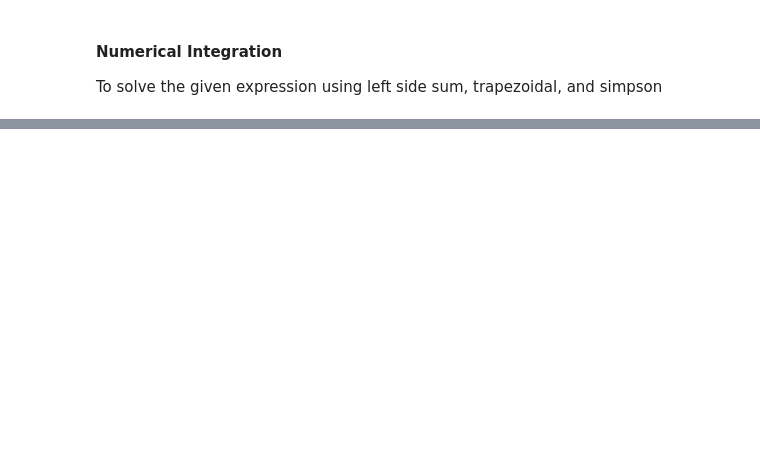
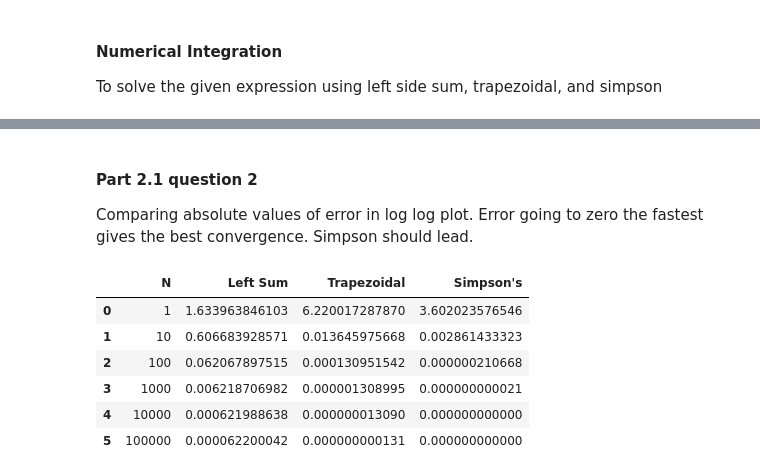
Before and after one commit to SoumyajeetMazumdar/CQMPP, a Jupyter notebook: #2/part2_1.ipynb, the cells around one changed output, grey strips where cells are left out. Cells and saved outputs as stored; diff of their text form; code cells hidden in the pictures; blank space fills up the shorter version.

```diff
--- a/#2/part2_1.ipynb
+++ b/#2/part2_1.ipynb
@@ -48,0 +81,33 @@ Direct Integration using SciPy: 1.6339648461028353
+# %%
+# actual value of the integral
+integral, _ = integrate.quad(f,a,b)
+
+
+integral_values = [] # dictionary to be converted into dataframe later
+absolute_errors = [] # for each iteration, this will hold the val: A-A_quad
+
+# contains data in the format [N, left_sum, trapezoid, simpson]
+
+for k in range(8):
+    N = 10**k # as given in question
+
+    # a, b defined already globally
+
+    integral_sum = left_sum(a,b,N)
+    integral_trap = trapezoidal(a,b,N)
+    integral_simpson = simpsons(a,b,N)
+
+    integral_values.append([N, integral_sum, integral_trap, integral_simpson])
+    absolute_errors.append([
+        N,
+        abs(integral_sum-integral),
+        abs(integral_trap-integral),
+        abs(integral_simpson-integral),
+    ])
+
+# converting into dataframes
+cols = ["N", "Left Sum", "Trapezoidal", "Simpson's"]
+
+#displaying the result dataframe
+integral_valuesDF = pd.DataFrame(integral_values, columns=cols)
+integral_valuesDF
@@ -48,0 +132,15 @@ Direct Integration using SciPy: 1.6339648461028353
+# %% [markdown]
+#### Part 2.1 question 2
+Comparing absolute values of error in log log plot. Error going to zero the fastest gives the best convergence. Simpson should lead.
+# %%
+# displaying the dataframe containing errors
+absolute_errorsDF = pd.DataFrame(absolute_errors, columns=cols)
+absolute_errorsDF
+# %% [output]
+|  | N | Left Sum | Trapezoidal | Simpson's |
+| 0 | 1 | 1.633963846103 | 6.220017287870 | 3.602023576546 |
+| 1 | 10 | 0.606683928571 | 0.013645975668 | 0.002861433323 |
+| 2 | 100 | 0.062067897515 | 0.000130951542 | 0.000000210668 |
+| 3 | 1000 | 0.006218706982 | 0.000001308995 | 0.000000000021 |
+| 4 | 10000 | 0.000621988638 | 0.000000013090 | 0.000000000000 |
+| 5 | 100000 | 0.000062200042 | 0.000000000131 | 0.000000000000 |
```
Also changed, not shown: parts of 17 cells of this notebook, 12 other files.
